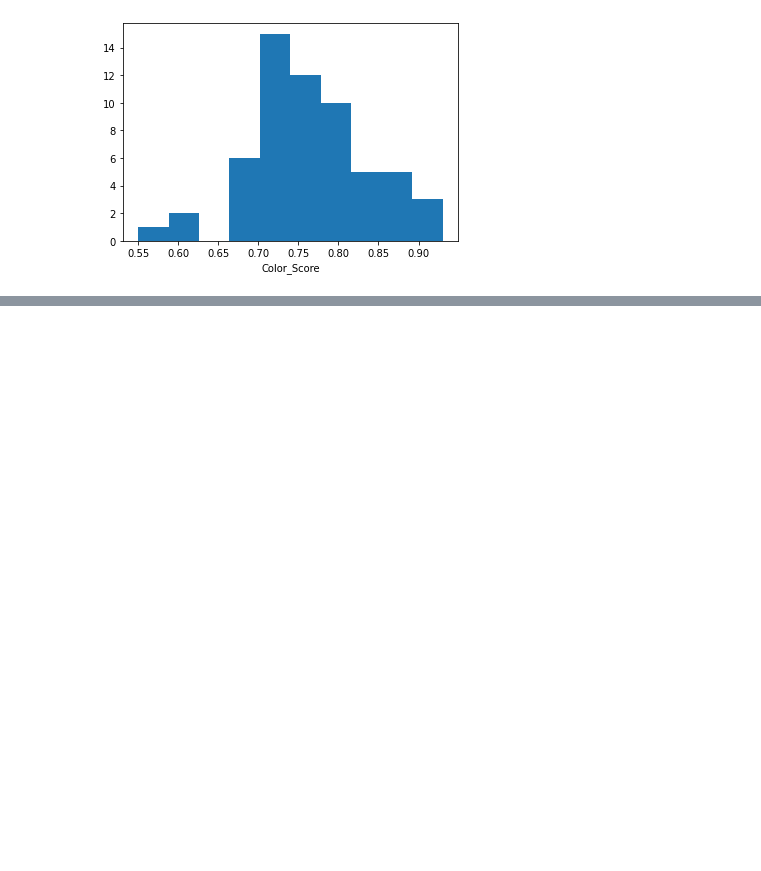
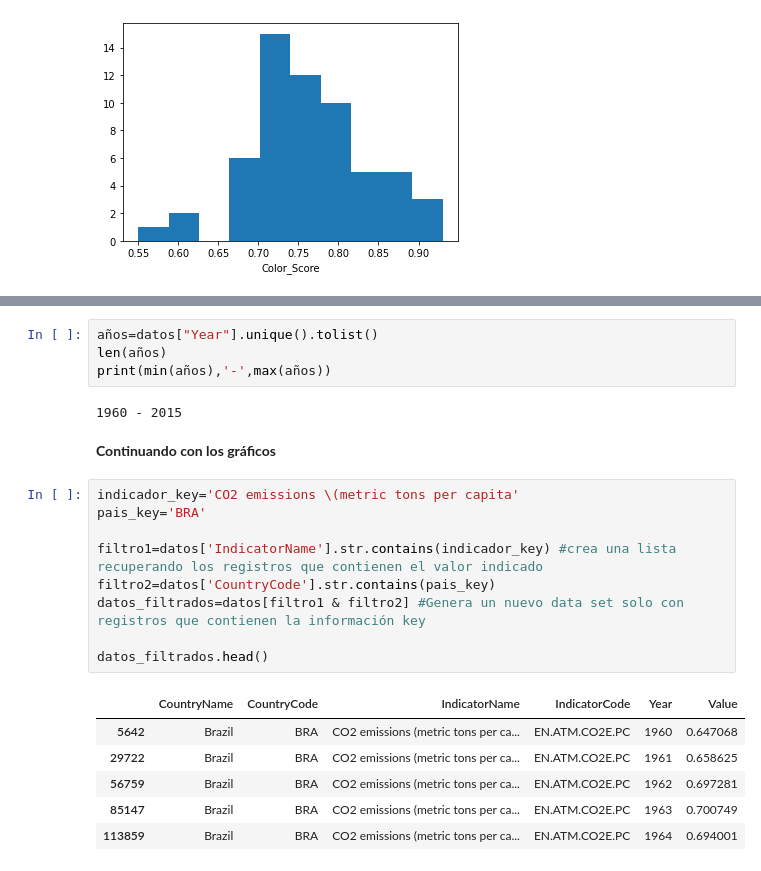
Before and after one commit to dgatti/PortfolioBigData, a Jupyter notebook: PrimerosPasosPython.ipynb, the cells around one changed output, grey strips where cells are left out. Drawn from its saved outputs; the diff is of its cells as text; blank space fills up the shorter version.

```diff
--- a/PrimerosPasosPython.ipynb
+++ b/PrimerosPasosPython.ipynb
@@ -39,0 +60,24 @@ plt.show()
+# %%
+años=datos["Year"].unique().tolist()
+len(años)
+print(min(años),'-',max(años))
+# %% [output]
+1960 - 2015
+# %% [markdown]
+**Continuando con los gráficos**
+# %%
+indicador_key='CO2 emissions \(metric tons per capita'
+pais_key='BRA'
+
+filtro1=datos['IndicatorName'].str.contains(indicador_key) #crea una lista recuperando los registros que contienen el valor indicado
+filtro2=datos['CountryCode'].str.contains(pais_key)
+datos_filtrados=datos[filtro1 & filtro2] #Genera un nuevo data set solo con registros que contienen la información key
+
+datos_filtrados.head()
+# %% [output]
+|  | CountryName | CountryCode | IndicatorName | IndicatorCode | Year | Value |
+| 5642 | Brazil | BRA | CO2 emissions (metric tons per ca... | EN.ATM.CO2E.PC | 1960 | 0.647068 |
+| 29722 | Brazil | BRA | CO2 emissions (metric tons per ca... | EN.ATM.CO2E.PC | 1961 | 0.658625 |
+| 56759 | Brazil | BRA | CO2 emissions (metric tons per ca... | EN.ATM.CO2E.PC | 1962 | 0.697281 |
+| 85147 | Brazil | BRA | CO2 emissions (metric tons per ca... | EN.ATM.CO2E.PC | 1963 | 0.700749 |
+| 113859 | Brazil | BRA | CO2 emissions (metric tons per ca... | EN.ATM.CO2E.PC | 1964 | 0.694001 |
```
Also changed, not shown: parts of 10 cells of this notebook.
